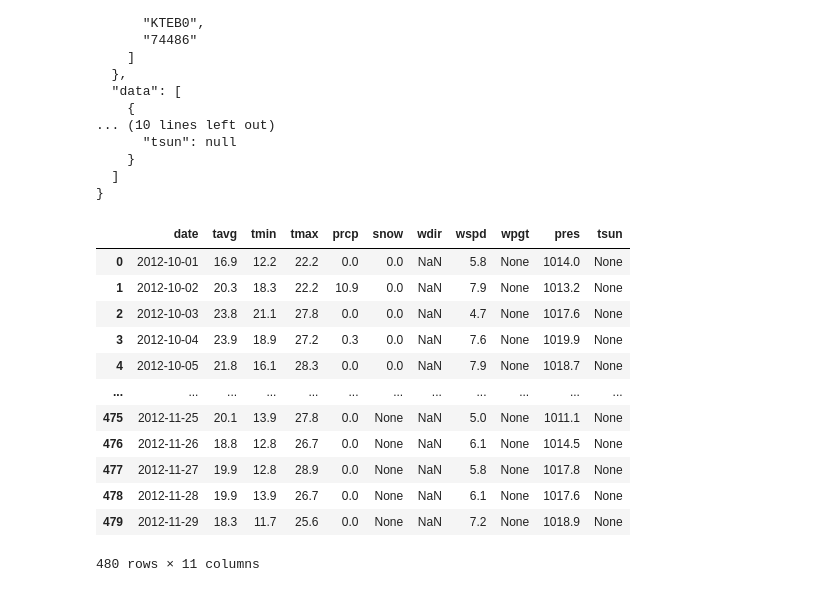
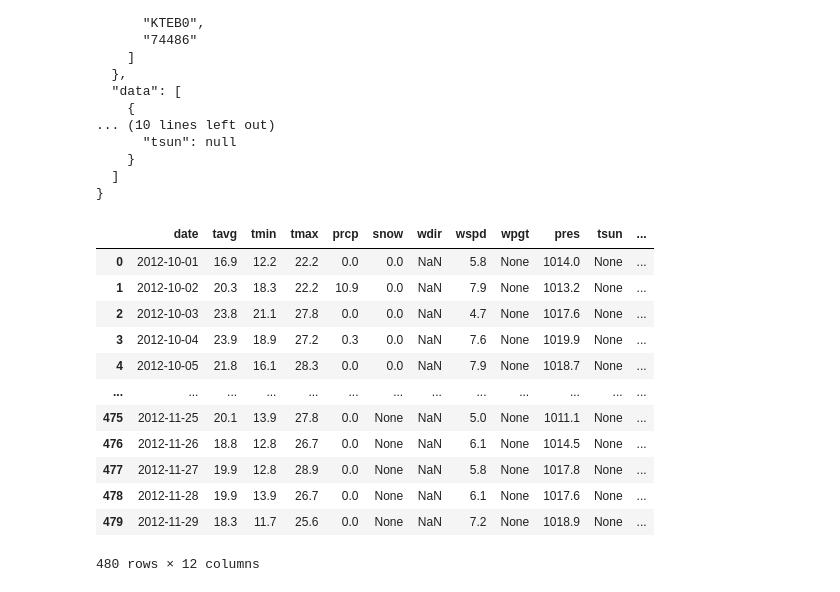
Before and after one commit to farnaz-irani/SQL-Weather-api, a Jupyter notebook: Farnaz.ipynb, the cells around one changed output. Drawn from its saved outputs; the diff is of its cells as text; code cells hidden in the pictures.

```diff
--- a/Farnaz.ipynb
+++ b/Farnaz.ipynb
@@ -66,13 +75,6 @@ print(json.dumps(r.json(), indent=2))
     }
   ]
 }
-# %%
-querystring = {"lat": "40.77719879","lon": "-73.87259674","start":"2012-10-01","end":"2012-11-29"}
-
-r = requests.request("GET", url, headers=headers, params=querystring)
-
-print(r.text)
-type(r)
 # %%
 # Set the url
 url = "https://meteostat.p.rapidapi.com/point/daily"
@@ -91,7 +93,6 @@ points = {"DCA": ["38.852100", "-77.037697"],
 
 # Create empty dataframe, will be used to append each location's weather data
 weather_df = pd.DataFrame([])
-
 # Loop through all locations
 for key, value in points.items():
     # Create final url
@@ -99,43 +100,46 @@ for key, value in points.items():
     querystring = {"lat":value[0], "lon":value[1], "start":"2012-10-01", "end":"2012-11-29"}
     # https://meteostat.p.rapidapi.com/point/daily?lat=43.6667&lon=-79.4&start=2020-01-01&end=2020-01-31&alt=184'
     headers = {
     "X-RapidAPI-Host": "meteostat.p.rapidapi.com",
     "X-RapidAPI-Key": "06cc1bc58bmsh6b0e697965add32p1e5320jsnf3103b779dfa"
     }
     r = requests.request("GET", url, headers=headers, params=querystring)
 
     if r.status_code != 200:
         print(r.json())
         break
 
     import time
     time.sleep(0.5) #uncomment if you run into a query limit
 
     # Decode repsonse with json decoder
     weather_temp = r.json()
 
     # Flatten json response
     weather_temp_df = pd.json_normalize(weather_temp,
                                         sep="_",
                                         record_path="data",
                                         errors='ignore')
 
+
+    weather_temp_df['location'] = [key] * 60
+
     # concatenate dataframes
     weather_df = pd.concat([weather_df, weather_temp_df], ignore_index=True)
 
 # Print final dataset weather_df
 weather_df
 # %% [output]
-|  | date | tavg | tmin | tmax | prcp | snow | wdir | wspd | wpgt | pres | tsun |
-| 0 | 2012-10-01 | 16.9 | 12.2 | 22.2 | 0.0 | 0.0 | NaN | 5.8 | None | 1014.0 | None |
-| 1 | 2012-10-02 | 20.3 | 18.3 | 22.2 | 10.9 | 0.0 | NaN | 7.9 | None | 1013.2 | None |
-| 2 | 2012-10-03 | 23.8 | 21.1 | 27.8 | 0.0 | 0.0 | NaN | 4.7 | None | 1017.6 | None |
-| 3 | 2012-10-04 | 23.9 | 18.9 | 27.2 | 0.3 | 0.0 | NaN | 7.6 | None | 1019.9 | None |
-| 4 | 2012-10-05 | 21.8 | 16.1 | 28.3 | 0.0 | 0.0 | NaN | 7.9 | None | 1018.7 | None |
-| ... | ... | ... | ... | ... | ... | ... | ... | ... | ... | ... | ... |
-| 475 | 2012-11-25 | 20.1 | 13.9 | 27.8 | 0.0 | None | NaN | 5.0 | None | 1011.1 | None |
-| 476 | 2012-11-26 | 18.8 | 12.8 | 26.7 | 0.0 | None | NaN | 6.1 | None | 1014.5 | None |
-| 477 | 2012-11-27 | 19.9 | 12.8 | 28.9 | 0.0 | None | NaN | 5.8 | None | 1017.8 | None |
-| 478 | 2012-11-28 | 19.9 | 13.9 | 26.7 | 0.0 | None | NaN | 6.1 | None | 1017.6 | None |
-| 479 | 2012-11-29 | 18.3 | 11.7 | 25.6 | 0.0 | None | NaN | 7.2 | None | 1018.9 | None |
+|  | date | tavg | tmin | tmax | prcp | snow | wdir | wspd | wpgt | pres | tsun | ... |
+| 0 | 2012-10-01 | 16.9 | 12.2 | 22.2 | 0.0 | 0.0 | NaN | 5.8 | None | 1014.0 | None | ... |
+| 1 | 2012-10-02 | 20.3 | 18.3 | 22.2 | 10.9 | 0.0 | NaN | 7.9 | None | 1013.2 | None | ... |
+| 2 | 2012-10-03 | 23.8 | 21.1 | 27.8 | 0.0 | 0.0 | NaN | 4.7 | None | 1017.6 | None | ... |
+| 3 | 2012-10-04 | 23.9 | 18.9 | 27.2 | 0.3 | 0.0 | NaN | 7.6 | None | 1019.9 | None | ... |
+| 4 | 2012-10-05 | 21.8 | 16.1 | 28.3 | 0.0 | 0.0 | NaN | 7.9 | None | 1018.7 | None | ... |
+| ... | ... | ... | ... | ... | ... | ... | ... | ... | ... | ... | ... | ... |
+| 475 | 2012-11-25 | 20.1 | 13.9 | 27.8 | 0.0 | None | NaN | 5.0 | None | 1011.1 | None | ... |
+| 476 | 2012-11-26 | 18.8 | 12.8 | 26.7 | 0.0 | None | NaN | 6.1 | None | 1014.5 | None | ... |
+| 477 | 2012-11-27 | 19.9 | 12.8 | 28.9 | 0.0 | None | NaN | 5.8 | None | 1017.8 | None | ... |
+| 478 | 2012-11-28 | 19.9 | 13.9 | 26.7 | 0.0 | None | NaN | 6.1 | None | 1017.6 | None | ... |
+| 479 | 2012-11-29 | 18.3 | 11.7 | 25.6 | 0.0 | None | NaN | 7.2 | None | 1018.9 | None | ... |
-480 rows × 11 columns
+480 rows × 12 columns
```
Also changed, not shown: parts of 10 cells of this notebook.
